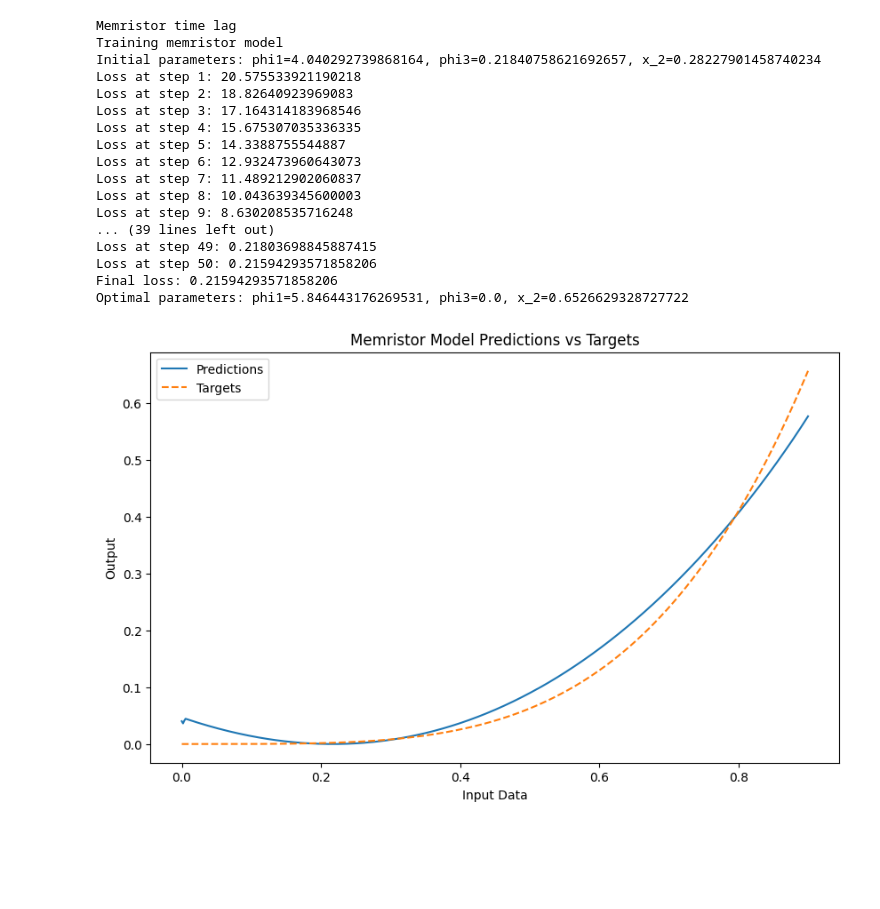
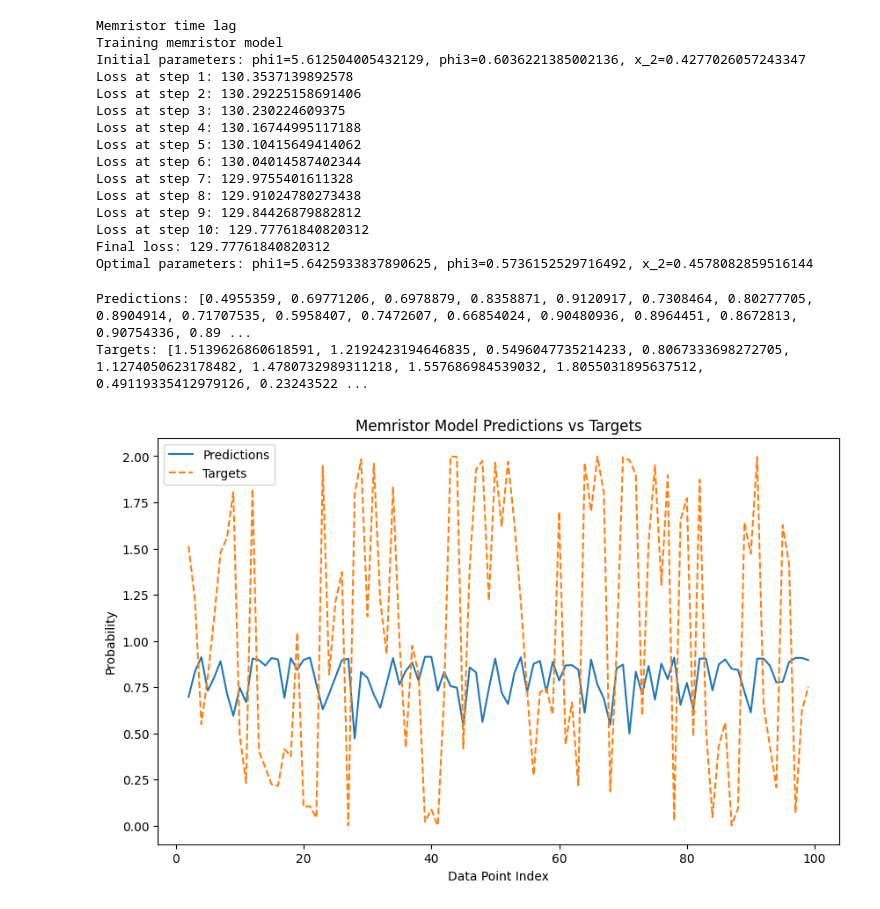
Before and after one commit to schererant/uq-qnn, a Jupyter notebook: src/uq-qnn/uq_new_notebook.ipynb, the cells around one changed output. Saved outputs shown, nothing was run; the diff lists cells and outputs as text; code cells hidden in the pictures; blank space fills up the shorter version.

```diff
--- a/src/uq-qnn/uq_new_notebook.ipynb
+++ b/src/uq-qnn/uq_new_notebook.ipynb
@@ -21,12 +21,14 @@ warnings.filterwarnings("ignore")
 print("Memristor time lag")
 dip = 3  # Memory depth
 
+# Input data
+# inp = np.random.random_sample(100) * 0.5  # Random values between 0 and 0.5
+# x_train = tf.constant(np.sqrt(inp), dtype=tf.float32)
 
-# Generate data
-X_train, y_train, X_test, y_test, _ = get_data(n_data=100, sigma_noise_1=0.0, datafunction=quartic_data)
+X_train, y_train, X_test, y_test, label_noise = get_data(quartic_data)
 
 # Train the memristor model
-res_mem, phi1, phi3, x_2 = train_memristor(X_train, y_train, dip)
+res_mem, phi1, phi3, x_2 = train_memristor(x_train, dip)
 
 # Save training results
 with open("results_mem_t_lag_iris.pkl", "wb") as file:
@@ -34,34 +36,41 @@ with open("results_mem_t_lag_iris.pkl", "wb") as file:
 # %% [output]
 Memristor time lag
 Training memristor model
-Initial parameters: phi1=4.040292739868164, phi3=0.21840758621692657, x_2=0.28227901458740234
-Loss at step 1: 20.575533921190218
-Loss at step 2: 18.82640923969083
-Loss at step 3: 17.164314183968546
-Loss at step 4: 15.675307035336335
-Loss at step 5: 14.3388755544887
-Loss at step 6: 12.932473960643073
-Loss at step 7: 11.489212902060837
-Loss at step 8: 10.043639345600003
-Loss at step 9: 8.630208535716248
-... (39 lines left out)
-Loss at step 49: 0.21803698845887415
-Loss at step 50: 0.21594293571858206
-Final loss: 0.21594293571858206
-Optimal parameters: phi1=5.846443176269531, phi3=0.0, x_2=0.6526629328727722
+Initial parameters: phi1=5.612504005432129, phi3=0.6036221385002136, x_2=0.4277026057243347
+Loss at step 1: 130.3537139892578
+Loss at step 2: 130.29225158691406
+Loss at step 3: 130.230224609375
+Loss at step 4: 130.16744995117188
+Loss at step 5: 130.10415649414062
+Loss at step 6: 130.04014587402344
+Loss at step 7: 129.9755401611328
+Loss at step 8: 129.91024780273438
+Loss at step 9: 129.84426879882812
+Loss at step 10: 129.77761840820312
+Final loss: 129.77761840820312
+Optimal parameters: phi1=5.6425933837890625, phi3=0.5736152529716492, x_2=0.4578082859516144
 # %%
 # Predict using the trained model
-predictions, targets = predict_memristor(X_test, y_test, dip, phi1, phi3, x_2)
+x_test = x_train  # For simplicity, using the same data
+predictions, targets = predict_memristor(x_test, dip, phi1, phi3, x_2)
+
+# Print predictions and targets
+print("Predictions:", predictions)
+print("Targets:", targets)
+# %% [output]
+Predictions: [0.4955359, 0.69771206, 0.6978879, 0.8358871, 0.9120917, 0.7308464, 0.80277705, 0.8904914, 0.71707535, 0.5958407, 0.7472607, 0.66854024, 0.90480936, 0.8964451, 0.8672813, 0.90754336, 0.89 ...
+Targets: [1.5139626860618591, 1.2192423194646835, 0.5496047735214233, 0.8067333698272705, 1.1274050623178482, 1.4780732989311218, 1.557686984539032, 1.8055031895637512, 0.49119335412979126, 0.23243522 ...
 # %%
 # Plotting
-
+# Since targets and predictions start from index 2 (after phi >= 2), we adjust the x-axis accordingly
+x_axis = np.arange(2, len(predictions))
 plt.figure(figsize=(10, 6))
-plt.plot(X_test, predictions, label='Predictions')
-plt.plot(X_test, targets, label='Targets', linestyle='--')
-plt.xlabel('Input Data')
-plt.ylabel('Output')
+plt.plot(x_axis, predictions[2:], label='Predictions')
+plt.plot(x_axis, targets, label='Targets', linestyle='--')
+plt.xlabel('Data Point Index')
+plt.ylabel('Probability')
 plt.title('Memristor Model Predictions vs Targets')
 plt.legend()
 plt.show()
 # %% [output]
-[figure, old version]
+[figure, new version]
```
Also changed, not shown: 2 other files.
